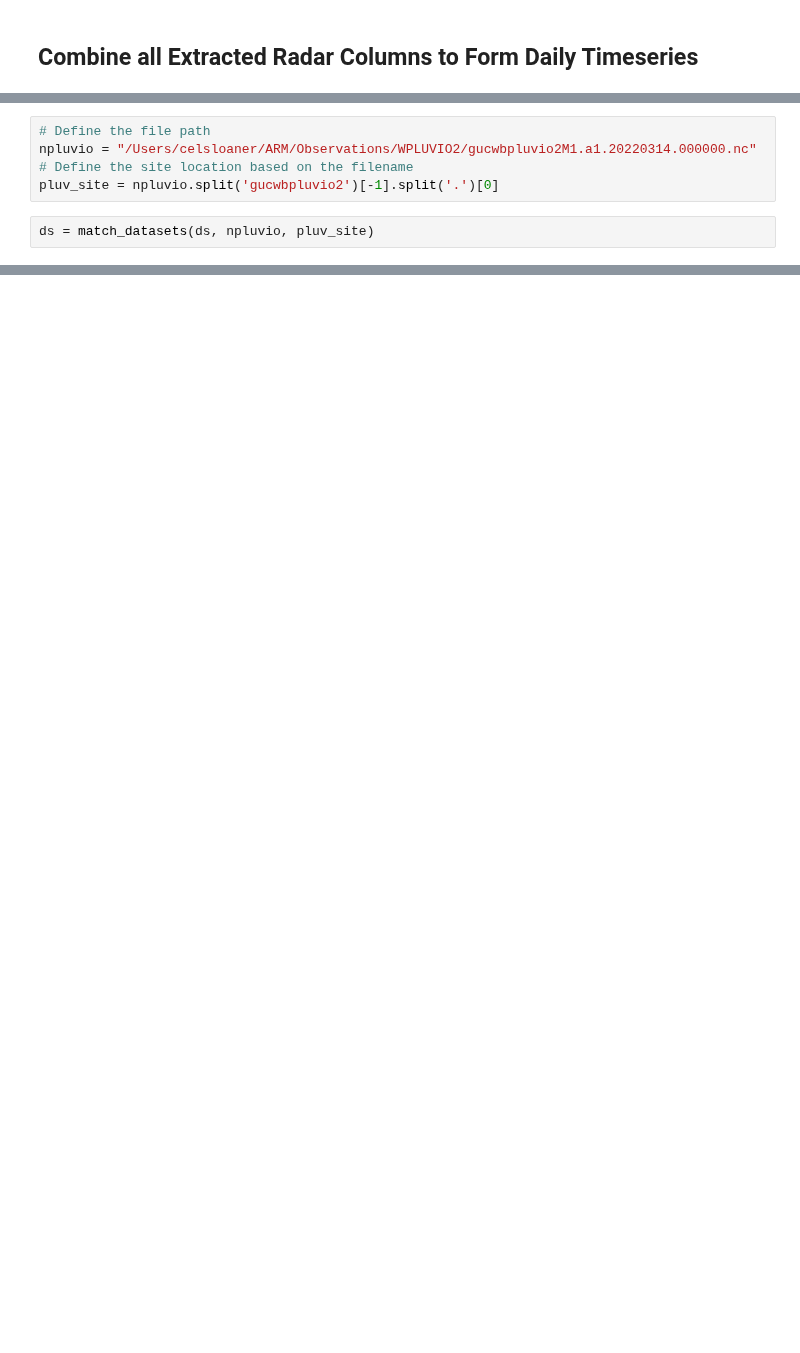
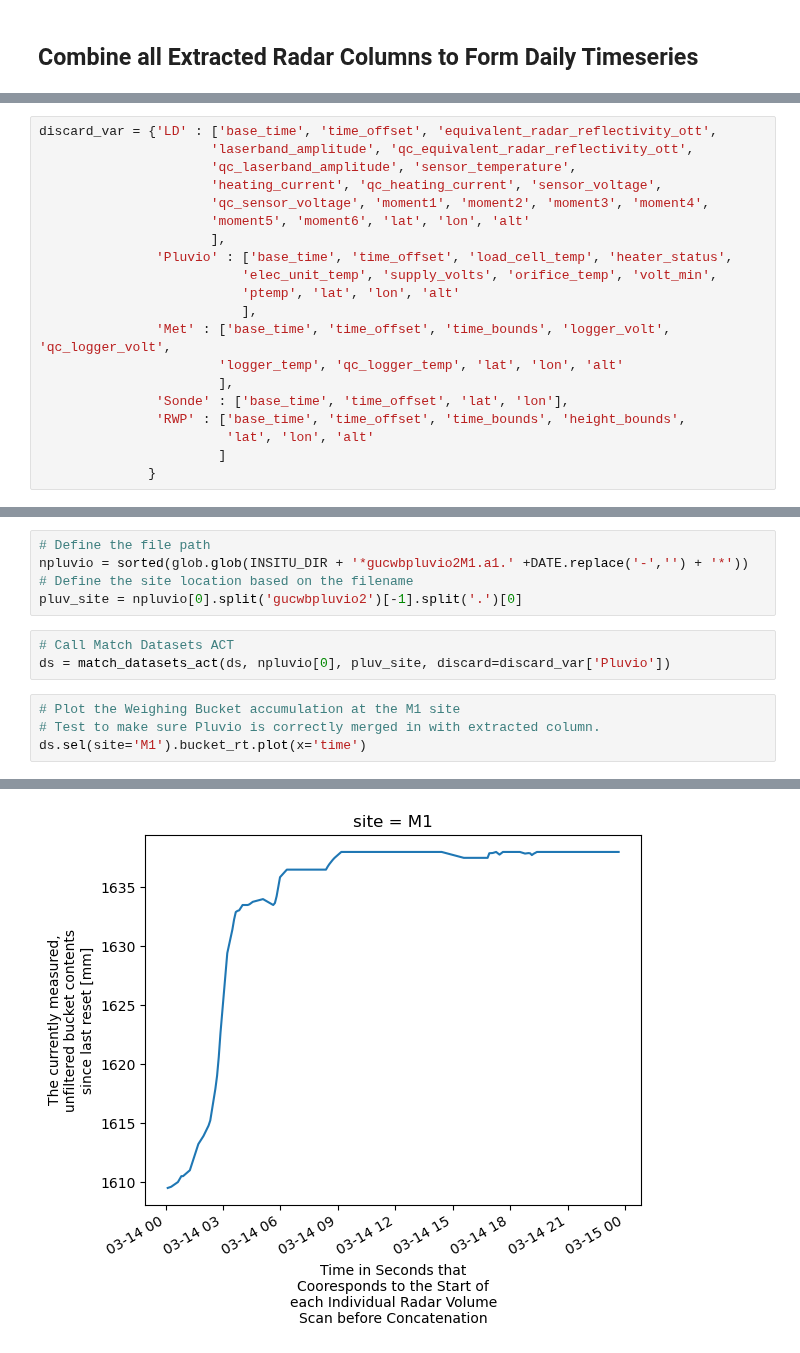
Before and after one commit to jrobrien91/sail-xprecip-radar, a Jupyter notebook: _sources/radar-precip/matched_dataset_march_14_2022.ipynb, the cells around one changed output, grey strips where cells are left out. Drawn from its saved outputs; the diff is of its cells as text; blank space fills up the shorter version.

```diff
--- a/_sources/radar-precip/matched_dataset_march_14_2022.ipynb
+++ b/_sources/radar-precip/matched_dataset_march_14_2022.ipynb
@@ -206 +284,21 @@ Data variables: (12/33)
+# %%
+discard_var = {'LD' : ['base_time', 'time_offset', 'equivalent_radar_reflectivity_ott',
+                      'laserband_amplitude', 'qc_equivalent_radar_reflectivity_ott',
+                      'qc_laserband_amplitude', 'sensor_temperature',
+                      'heating_current', 'qc_heating_current', 'sensor_voltage',
+                      'qc_sensor_voltage', 'moment1', 'moment2', 'moment3', 'moment4',
+                      'moment5', 'moment6', 'lat', 'lon', 'alt'
+                      ],
+               'Pluvio' : ['base_time', 'time_offset', 'load_cell_temp', 'heater_status',
+                          'elec_unit_temp', 'supply_volts', 'orifice_temp', 'volt_min',
+                          'ptemp', 'lat', 'lon', 'alt'
+                          ],
+               'Met' : ['base_time', 'time_offset', 'time_bounds', 'logger_volt', 'qc_logger_volt',
+                       'logger_temp', 'qc_logger_temp', 'lat', 'lon', 'alt'
+                       ],
+               'Sonde' : ['base_time', 'time_offset', 'lat', 'lon'],
+               'RWP' : ['base_time', 'time_offset', 'time_bounds', 'height_bounds',
+                        'lat', 'lon', 'alt'
+                       ]
+              }
 # %% [markdown]
@@ -208,7 +319,13 @@ Data variables: (12/33)
 # %%
 # Define the file path
-npluvio = "/Users/celsloaner/ARM/Observations/WPLUVIO2/gucwbpluvio2M1.a1.20220314.000000.nc"
+npluvio = sorted(glob.glob(INSITU_DIR + '*gucwbpluvio2M1.a1.' +DATE.replace('-','') + '*'))
 # Define the site location based on the filename
-pluv_site = npluvio.split('gucwbpluvio2')[-1].split('.')[0]
+pluv_site = npluvio[0].split('gucwbpluvio2')[-1].split('.')[0]
-# %%
-ds = match_datasets(ds, npluvio, pluv_site)
+# %%
+# Call Match Datasets ACT
+ds = match_datasets_act(ds, npluvio[0], pluv_site, discard=discard_var['Pluvio'])
+# %%
+# Plot the Weighing Bucket accumulation at the M1 site
+# Test to make sure Pluvio is correctly merged in with extracted column.
+ds.sel(site='M1').bucket_rt.plot(x='time')
+# %% [output]
@@ -215 +333,2 @@ ds = match_datasets(ds, npluvio, pluv_site)
+[figure, added]
 # %% [markdown]
```
Also changed, not shown: parts of 55 cells of this notebook, 21 other files.
